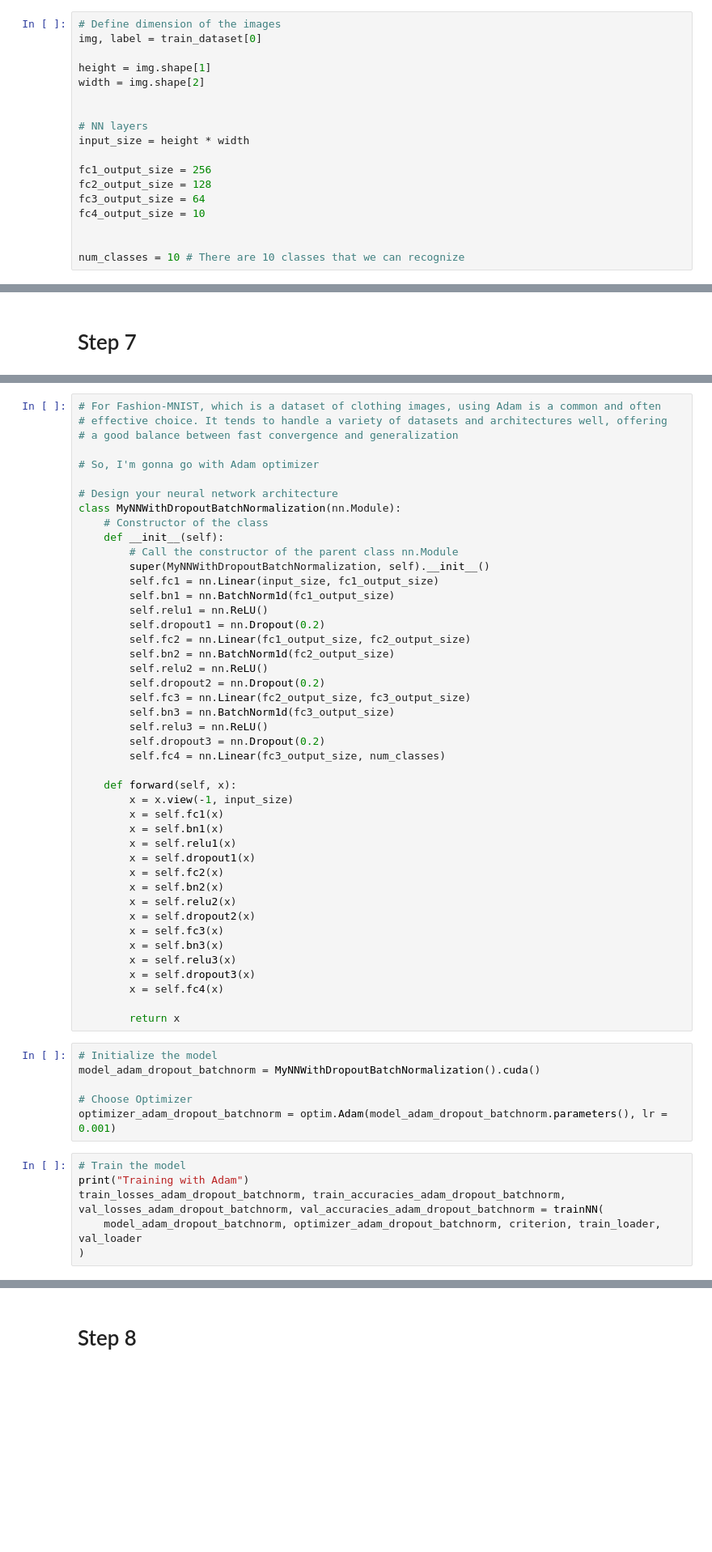
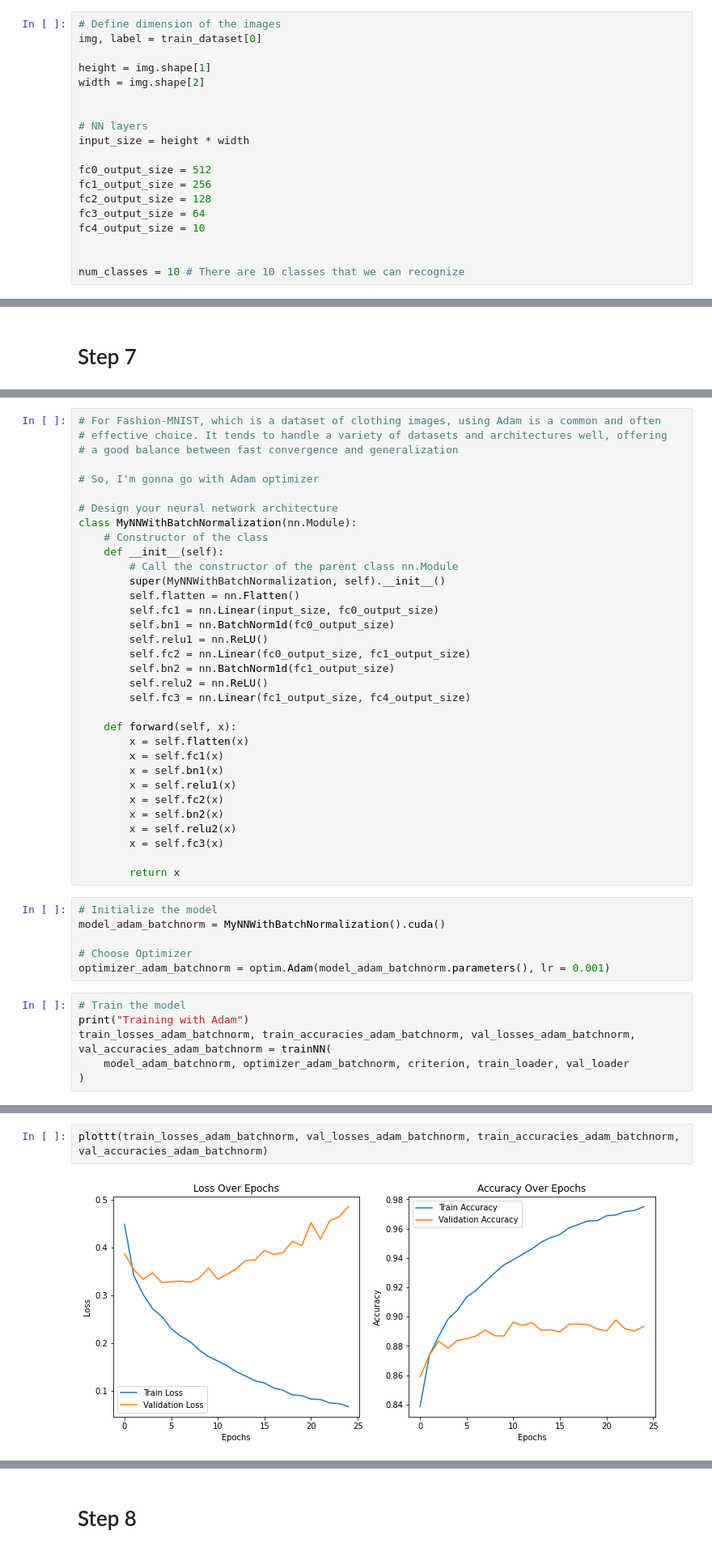
Before and after one commit to alex-abrehforoush/Homework, a Jupyter notebook: 9th sem/Deep Learning/2/Practical/DL_Homework2.ipynb, the cells around one changed output, grey strips where cells are left out. Shown at 81% size. Saved outputs shown, nothing was run; the diff lists cells and outputs as text; blank space fills up the shorter version.

```diff
--- a/9th sem/Deep Learning/2/Practical/DL_Homework2.ipynb
+++ b/9th sem/Deep Learning/2/Practical/DL_Homework2.ipynb
@@ -110,6 +111,7 @@ width = img.shape[2]
 # NN layers
 input_size = height * width
 
+fc0_output_size = 512
 fc1_output_size = 256
 fc2_output_size = 128
 fc3_output_size = 64
@@ -570,53 +592,42 @@ weighted avg       0.89      0.89      0.89      6000
 # So, I'm gonna go with Adam optimizer
 
 # Design your neural network architecture
-class MyNNWithDropoutBatchNormalization(nn.Module):
+class MyNNWithBatchNormalization(nn.Module):
     # Constructor of the class
     def __init__(self):
         # Call the constructor of the parent class nn.Module
-        super(MyNNWithDropoutBatchNormalization, self).__init__()
-        self.fc1 = nn.Linear(input_size, fc1_output_size)
-        self.bn1 = nn.BatchNorm1d(fc1_output_size)
+        super(MyNNWithBatchNormalization, self).__init__()
+        self.flatten = nn.Flatten()
+        self.fc1 = nn.Linear(input_size, fc0_output_size)
+        self.bn1 = nn.BatchNorm1d(fc0_output_size)
         self.relu1 = nn.ReLU()
-        self.dropout1 = nn.Dropout(0.2)
-        self.fc2 = nn.Linear(fc1_output_size, fc2_output_size)
-        self.bn2 = nn.BatchNorm1d(fc2_output_size)
+        self.fc2 = nn.Linear(fc0_output_size, fc1_output_size)
+        self.bn2 = nn.BatchNorm1d(fc1_output_size)
         self.relu2 = nn.ReLU()
-        self.dropout2 = nn.Dropout(0.2)
-        self.fc3 = nn.Linear(fc2_output_size, fc3_output_size)
-        self.bn3 = nn.BatchNorm1d(fc3_output_size)
-        self.relu3 = nn.ReLU()
-        self.dropout3 = nn.Dropout(0.2)
-        self.fc4 = nn.Linear(fc3_output_size, num_classes)
+        self.fc3 = nn.Linear(fc1_output_size, fc4_output_size)
 
     def forward(self, x):
-        x = x.view(-1, input_size)
+        x = self.flatten(x)
         x = self.fc1(x)
         x = self.bn1(x)
         x = self.relu1(x)
-        x = self.dropout1(x)
         x = self.fc2(x)
         x = self.bn2(x)
         x = self.relu2(x)
-        x = self.dropout2(x)
         x = self.fc3(x)
-        x = self.bn3(x)
-        x = self.relu3(x)
-        x = self.dropout3(x)
-        x = self.fc4(x)
 
         return x
 # %%
 # Initialize the model
-model_adam_dropout_batchnorm = MyNNWithDropoutBatchNormalization().cuda()
+model_adam_batchnorm = MyNNWithBatchNormalization().cuda()
 
 # Choose Optimizer
-optimizer_adam_dropout_batchnorm = optim.Adam(model_adam_dropout_batchnorm.parameters(), lr = 0.001)
+optimizer_adam_batchnorm = optim.Adam(model_adam_batchnorm.parameters(), lr = 0.001)
 # %%
 # Train the model
 print("Training with Adam")
-train_losses_adam_dropout_batchnorm, train_accuracies_adam_dropout_batchnorm, val_losses_adam_dropout_batchnorm, val_accuracies_adam_dropout_batchnorm = trainNN(
-    model_adam_dropout_batchnorm, optimizer_adam_dropout_batchnorm, criterion, train_loader, val_loader
+train_losses_adam_batchnorm, train_accuracies_adam_batchnorm, val_losses_adam_batchnorm, val_accuracies_adam_batchnorm = trainNN(
+    model_adam_batchnorm, optimizer_adam_batchnorm, criterion, train_loader, val_loader
 )
 # %% [output]
 Training with Adam
@@ -643 +650,5 @@ plottt(train_losses_adam_dropout_batchnorm, val_losses_adam_dropout_batchnorm, t
+# %%
+plottt(train_losses_adam_batchnorm, val_losses_adam_batchnorm, train_accuracies_adam_batchnorm, val_accuracies_adam_batchnorm)
+# %% [output]
+[figure, added]
 # %%
```
Also changed, not shown: parts of 30 cells of this notebook, 1 other file.
